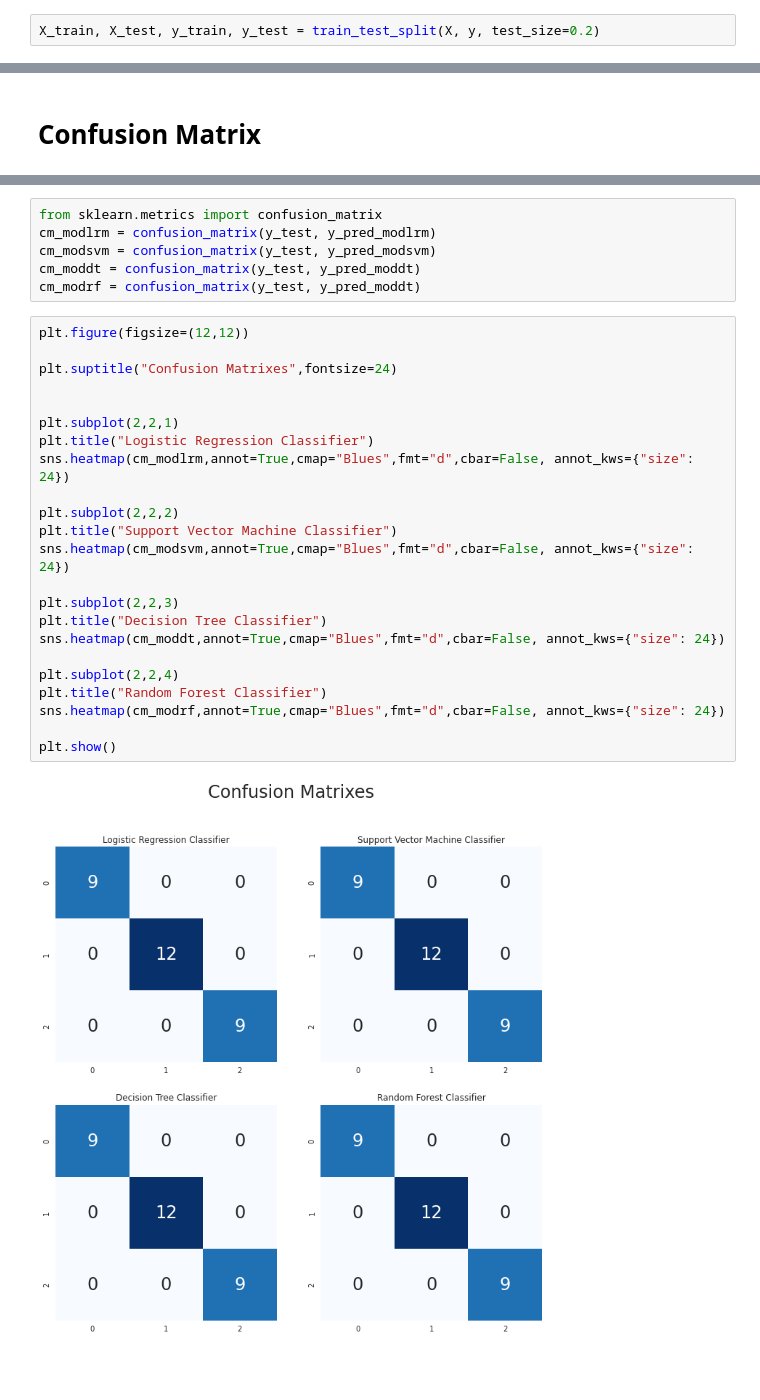
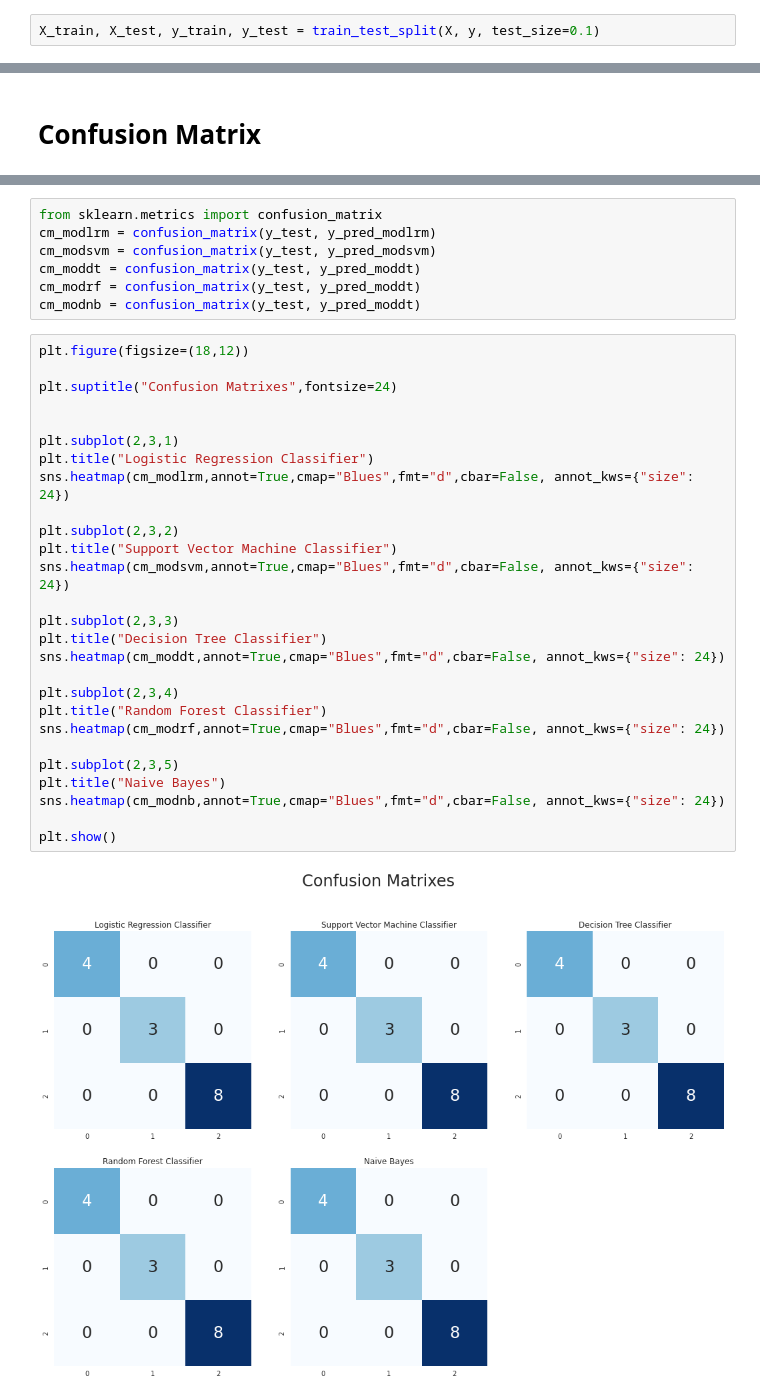
Before and after one commit to k-willyan/Portofolio, a Jupyter notebook: predict-classify-of-flower-logistic-r-multi.ipynb, the cells around one changed output, grey strips where cells are left out. Drawn from its saved outputs; the diff is of its cells as text; blank space fills up the shorter version.

```diff
--- a/predict-classify-of-flower-logistic-r-multi.ipynb
+++ b/predict-classify-of-flower-logistic-r-multi.ipynb
@@ -91,7 +91,7 @@ from sklearn.model_selection import train_test_split
 X = df.drop(['target','flower_name'], axis='columns')
 y = df.target
 # %%
-X_train, X_test, y_train, y_test = train_test_split(X, y, test_size=0.2)
+X_train, X_test, y_train, y_test = train_test_split(X, y, test_size=0.1)
 # %% [markdown]
 # Logistic Regression Model
 # %%
@@ -198,28 +216,33 @@ cm_modlrm = confusion_matrix(y_test, y_pred_modlrm)
 cm_modsvm = confusion_matrix(y_test, y_pred_modsvm)
 cm_moddt = confusion_matrix(y_test, y_pred_moddt)
 cm_modrf = confusion_matrix(y_test, y_pred_moddt)
+cm_modnb = confusion_matrix(y_test, y_pred_moddt)
 # %%
-plt.figure(figsize=(12,12))
+plt.figure(figsize=(18,12))
 
 plt.suptitle("Confusion Matrixes",fontsize=24)
 
 
-plt.subplot(2,2,1)
+plt.subplot(2,3,1)
 plt.title("Logistic Regression Classifier")
 sns.heatmap(cm_modlrm,annot=True,cmap="Blues",fmt="d",cbar=False, annot_kws={"size": 24})
 
-plt.subplot(2,2,2)
+plt.subplot(2,3,2)
 plt.title("Support Vector Machine Classifier")
 sns.heatmap(cm_modsvm,annot=True,cmap="Blues",fmt="d",cbar=False, annot_kws={"size": 24})
 
-plt.subplot(2,2,3)
+plt.subplot(2,3,3)
 plt.title("Decision Tree Classifier")
 sns.heatmap(cm_moddt,annot=True,cmap="Blues",fmt="d",cbar=False, annot_kws={"size": 24})
 
-plt.subplot(2,2,4)
+plt.subplot(2,3,4)
 plt.title("Random Forest Classifier")
 sns.heatmap(cm_modrf,annot=True,cmap="Blues",fmt="d",cbar=False, annot_kws={"size": 24})
 
+plt.subplot(2,3,5)
+plt.title("Naive Bayes")
+sns.heatmap(cm_modnb,annot=True,cmap="Blues",fmt="d",cbar=False, annot_kws={"size": 24})
+
 plt.show()
 # %% [output]
-[figure, old version]
+[figure, new version]
```
Also changed, not shown: parts of 5 cells of this notebook.
